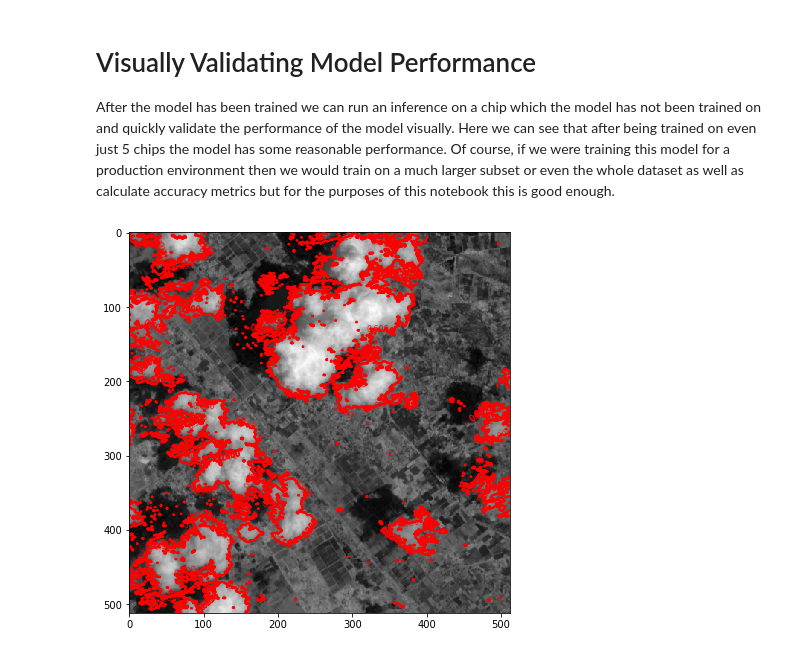
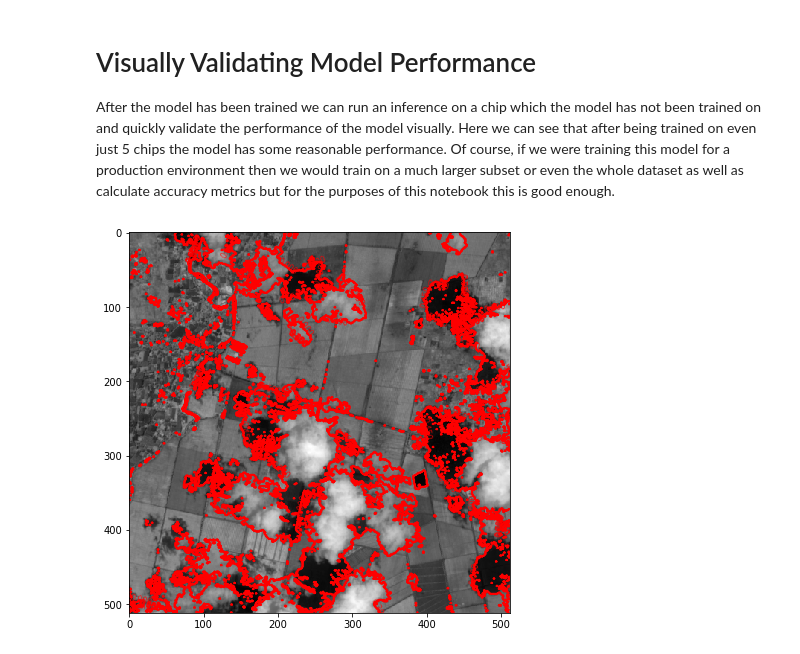
Before and after one commit to radiantearth/mlhub-tutorials, a Jupyter notebook: notebooks/2022 Living Planet Symposium Classroom Training/radiant-mlhub-lps-basic-download-and-training.ipynb, the cells around one changed output. Drawn from its saved outputs; the diff is of its cells as text; code cells hidden in the pictures.

```diff
--- a/notebooks/2022 Living Planet Symposium Classroom Training/radiant-mlhub-lps-basic-download-and-training.ipynb
+++ b/notebooks/2022 Living Planet Symposium Classroom Training/radiant-mlhub-lps-basic-download-and-training.ipynb
@@ -239,18 +237,18 @@ After the model has been trained we can run an inference on a chip which the mod
 # %%
 from rasterio.plot import show
 
 def inference(item_stac):
     fig, ax = plt.subplots(1, figsize=(7,7))
     source_samples, labels, profile = get_item_data(item_stac)
     predictions = model(torch.FloatTensor(source_samples.tolist()))
 
     predictions = np.flip(predictions.reshape(-1).detach().numpy().round().reshape(512,512), 0).astype(np.uint16)
     source_samples = source_samples.reshape(512, 512, 4).swapaxes(2, 0).swapaxes(2,1)
 
     show(source_samples[3], ax=ax, cmap='Greys_r', interpolation='none')
     show(predictions, ax=ax, contour=True)
 
 label_files = list(set(label_item_stac_files('ref_cloud_cover_detection_challenge_v1/ref_cloud_cover_detection_challenge_v1_test_labels')) - set(train_label_items))
-inference(label_files[3])
+inference(label_files[2])
 # %% [output]
-[figure, old version]
+[figure, new version]
```
Also changed, not shown: parts of 2 cells of this notebook.
